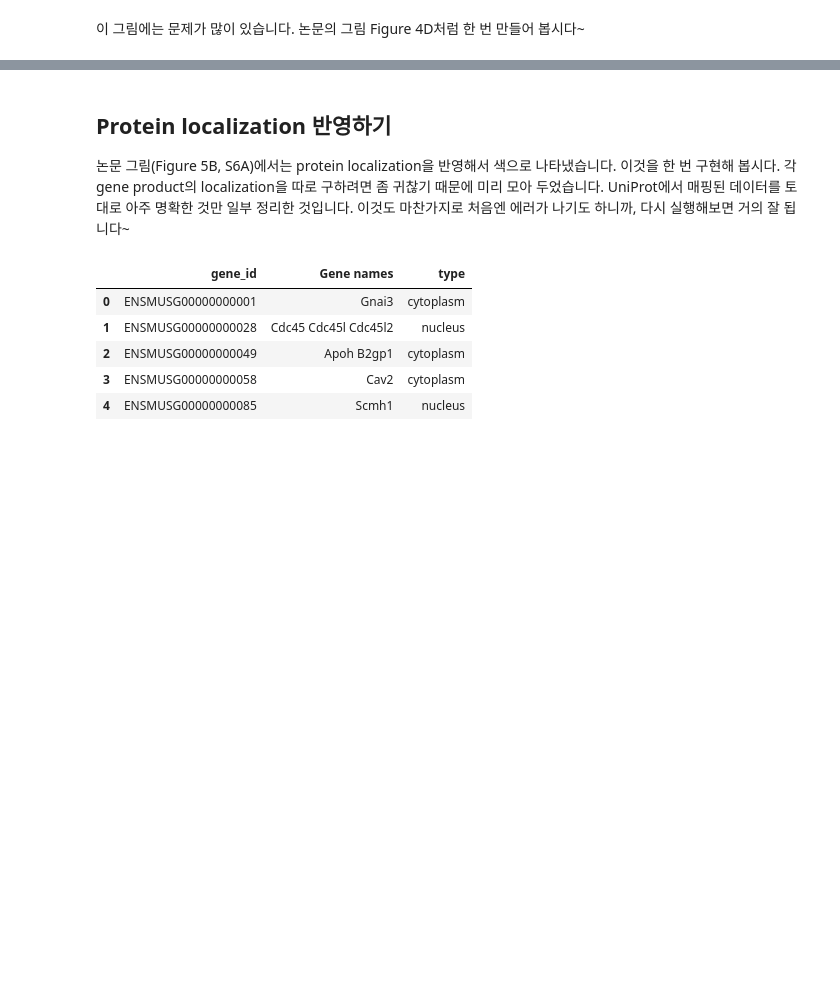
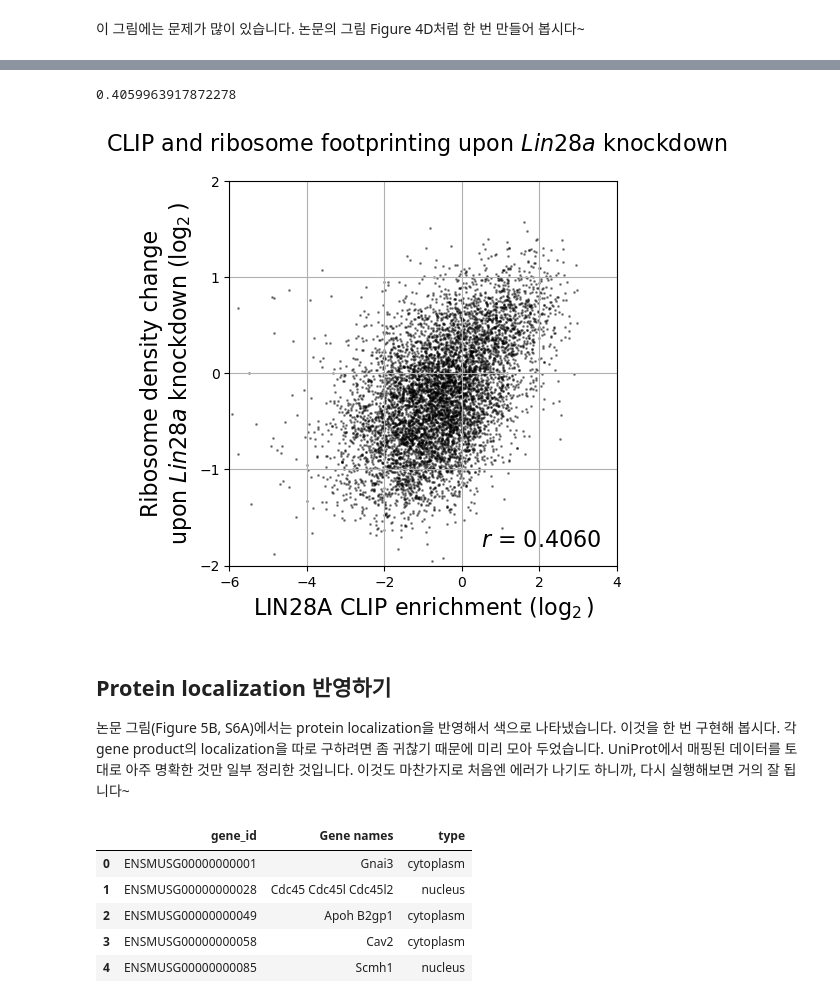
Before and after one commit to mahoon2/bioinfo1, a Jupyter notebook: CoLab_TermProj_2025_1.ipynb, the cells around one changed output, grey strips where cells are left out. Drawn from its saved outputs; the diff is of its cells as text; code cells hidden in the pictures; blank space fills up the shorter version.

Commit message:
feat(Mission1): Draw figure 4D, 5B

```diff
--- a/CoLab_TermProj_2025_1.ipynb
+++ b/CoLab_TermProj_2025_1.ipynb
@@ -241,0 +129,7 @@ ax.scatter(np.log2(cnts['clip_enrichment']),
+# %%
+# preprocess['rden_Luc'] = np.log2((preprocess['norm-RPF-siLuc.bam'] + 1e-6) / (preprocess['norm-RNA-siLuc.bam'] + 1e-6))
+# preprocess['rden_Lin28a'] = np.log2((preprocess['norm-RPF-siLin28a.bam'] + 1e-6) / (preprocess['norm-RNA-siLin28a.bam'] + 1e-6))
+preprocess['rden_Luc'] = np.log2((preprocess['norm-RPF-siLuc.bam'] + eps) / (preprocess['norm-RNA-siLuc.bam'] + eps))
+preprocess['rden_Lin28a'] = np.log2((preprocess['norm-RPF-siLin28a.bam'] + eps) / (preprocess['norm-RNA-siLin28a.bam'] + eps))
+preprocess['rden_change'] = preprocess['rden_Lin28a'] - preprocess['rden_Luc']
+preprocess.head()
@@ -242,3 +186,44 @@ ax.scatter(np.log2(cnts['clip_enrichment']),
+# %%
+
+# Pearson correlation done by Scipy.stats, r=0.4028
+from scipy.stats import pearsonr
+
+temp = preprocess[(preprocess['RNA-control.bam'] >= 30)
+                  & (preprocess['RPF-siLuc.bam'] >= 80)
+                  & (preprocess['RNA-siLuc.bam'] >= 30)
+                  & (preprocess['RPF-siLin28a.bam'] >= 80)
+                  & (preprocess['RNA-siLin28a.bam'] >= 30)
+                #   & (preprocess['CLIP-35L33G.bam'] >= 30)
+                 ].copy()
+rvalue, pvalue = pearsonr(temp['rden_change'], temp['clip_enrichment'])
+print(rvalue)
+# %% [output]
+0.4059963917872278
+# %%
+fig, ax = plt.subplots(1, 1, figsize=(5, 5))
+ax.scatter(temp['clip_enrichment'],
+           temp['rden_change'], s=1, c='black', alpha=0.4)
+ax.set_xlabel(r'LIN28A CLIP enrichment ($\log_2$)', fontsize=16)
+ax.set_ylabel(r'Ribosome density change' + '\n' + r'upon $\mathit{Lin28a}$ knockdown ($\log_2$)', fontsize=16)
+# ax.set_title(r'CLIP and ribosome footprinting upon $\mathit{Lin28a}$ knockdown', fontsize=16)
+fig.suptitle(r'CLIP and ribosome footprinting upon $\mathit{Lin28a}$ knockdown', fontsize=16)
+
+xstart = -6
+xend = 4
+ax.set_xlim(xstart, xend)
+ax.set_xticks(np.arange(xstart, xend + 1, 2))
+
+ystart = -2
+yend = 2
+ax.set_ylim(ystart, yend)
+ax.set_yticks(np.arange(ystart, yend + 1, 1))
+
+ax.text(0.5, -1.8, r'$r$ = %.4f' % rvalue, fontsize=16)
+
+ax.grid()
+plt.show()
+# %% [output]
+[figure, added]
 # %% [markdown]
 ## Protein localization 반영하기
 
```
Also changed, not shown: parts of 51 cells of this notebook, 1 other file.
